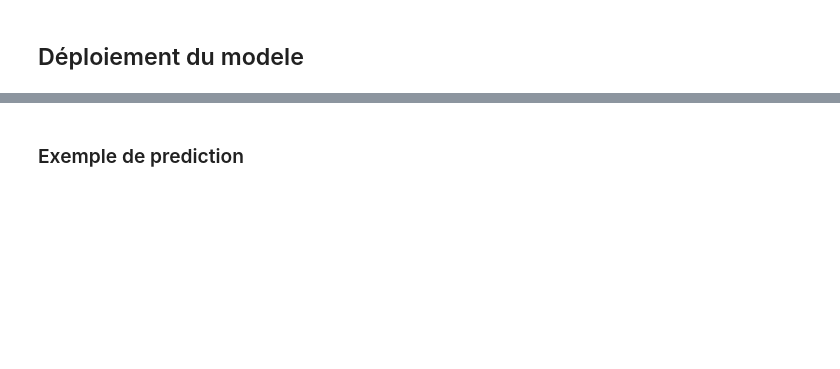
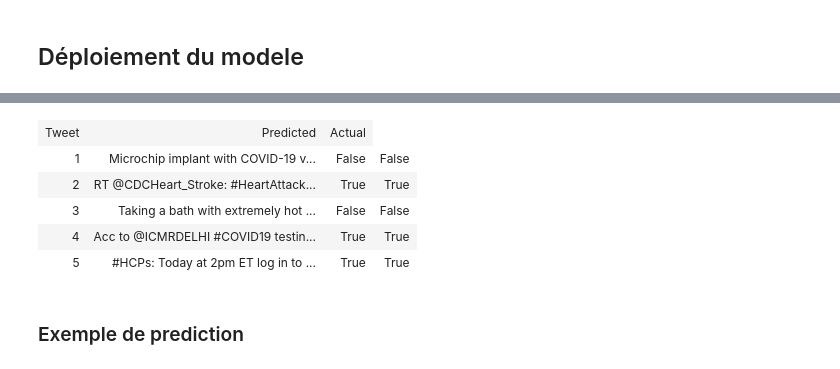
Before and after one commit to botaina-sahlaoui/Covid-fakenews, a Jupyter notebook: AI-project.ipynb, the cells around one changed output, grey strips where cells are left out. Cells and saved outputs as stored; diff of their text form; code cells hidden in the pictures; blank space fills up the shorter version.

Commit message:
corrected model

```diff
--- a/AI-project.ipynb
+++ b/AI-project.ipynb
@@ -521,7 +543,7 @@ def train_epoch(model, optimizer, train_loader):
             loss.backward()
  # Effectuer un pas d'optimisation
             optimizer.step()
-            scheduler.step()
+            #scheduler.step()
 # Mettre à jour votre coût d'apprentissage en lui ajoutant le coût du data batch
             total_loss += loss.item()
             total += len(target)
@@ -550,13 +572,17 @@ def validate_epoch(model, valid_loader):
 
     return total_loss / total
 # %%
+import time
 n_epochs = 10 # le nombre d'epochs est petit vu la taille du dataset.
 # boucle sur les epochs:
+start = time.time()
 for i in range(n_epochs):
     train_loss = train_epoch(my_model, optimizer, trainDL)
     valid_loss = validate_epoch(my_model, validDL)
 
     tqdm.write(
-        f'epoch #{i + 1:3d}\ttrain_loss: {train_loss:.2e}\tvalid_loss: {valid_loss:.2e}\n',
+        f'epoch #{i + 1:3d}\ttrain_loss: {train_loss:.2}\tvalid_loss: {valid_loss:.2}\n',
     )
+stop = time.time()
+print(f"Training time: {stop - start}s")
 # %% [output]
@@ -589,24 +613,33 @@ test_loss = 0
 # Initialisation du  nombre de prévisions correctes à 0
 correct = 0
 
+y_true, y_pred = [], []
+
 with torch.no_grad():
 
     for dt in validDL:
         inputs,target = dt
        # Forward pass
         output = my_model(torch.Tensor(inputs))
+        probs= output
        # Calcul du  coût en comparant les labels prédits aux targets du minibatch
         loss = criterion(output, target)
         test_loss += loss.item()
         # On  compare le label prédit avec le labels du minibatch et on met à jour le nbre de prévisions correctes
         correct += torch.sum(torch.argmax(output, dim=1) == target).item()
-
+        probs = probs.detach().cpu().numpy()
+        predictions = np.argmax(probs, axis=1)
+        target = target.cpu().numpy()
+        y_true.extend(predictions)
+        y_pred.extend(target)
 
 
 
     test_loss /= len(testDL)
 # Calculer la précision: la moyenne des prévisions correctes sur l'ensemble des observations dans le dataset test
     correct /= len(testDL.dataset) #10.000
+print(f"Test loss {test_loss*100:.2f}%")
 
 print(f"Accuracy {correct*100:.2f}%")
+print(classification_report(y_true, y_pred))
 # %% [output]
@@ -614,2 +656,50 @@ Accuracy 91.07%
 # %% [markdown]
 ## Déploiement du modele
+# %%
+l = list()
+from IPython.core.display import display, HTML
+def print_random_prediction(Testdataset,model, n=5):
+    to_value = lambda x: 'True' if x else 'False'
+    model.eval()
+    rows = []
+    for i in range(n):
+        with torch.no_grad():
+            random_idx = random.randint(0,len(Testdataset)-1)
+            print(random_idx)
+            text, target, bow,tweet_tokenized =Testdataset.iloc[int(random_idx)]
+
+            inputs = bow
+            l=bow
+            probs = model(torch.Tensor(inputs))
+            probs = probs.detach().cpu().numpy()
+            prediction = np.argmax(probs)
+            print(probs)
+            predicted = to_value(prediction)
+            actual = to_value(target)
+
+            row = f"""
+            <tr>
+            <td>{i+1}&nbsp;</td>
+            <td>{text}&nbsp;</td>
+            <td>{predicted}&nbsp;</td>
+            <td>{actual}&nbsp;</td>
+            </tr>
+            """
+            rows.append(row)
+
+    rows_joined = '\n'.join(rows)
+    table = f"""
+    <table>
+    <tbody>
+    <tr>
+    <td><b>Tweet</b>&nbsp;</td>
+    <td><b>Predicted</b>&nbsp;</td>
+    <td><b>Actual</b>&nbsp;</td>
+    </tr>{rows_joined}
+    </tbody>
+    </table>
+    """
+    display(HTML(table))
+Testdataset=dataset[['tweetsave','label','bow_vectors','tweet_tokenized']].sample(100)
+print_random_prediction(Testdataset,my_model, n=5)
+# %% [output]
@@ -616,3 +716,9 @@ Accuracy 91.07%
+| Tweet | Predicted | Actual |
+| 1 | Microchip implant with COVID-19 v... | False | False |
+| 2 | RT @CDCHeart_Stroke: #HeartAttack... | True | True |
+| 3 | Taking a bath with extremely hot ... | False | False |
+| 4 | Acc to @ICMRDELHI #COVID19 testin... | True | True |
+| 5 | #HCPs: Today at 2pm ET log in to ... | True | True |
 # %% [markdown]
 ### Exemple de prediction
 # %%
```
Also changed, not shown: parts of 19 cells of this notebook, 1 other file.
